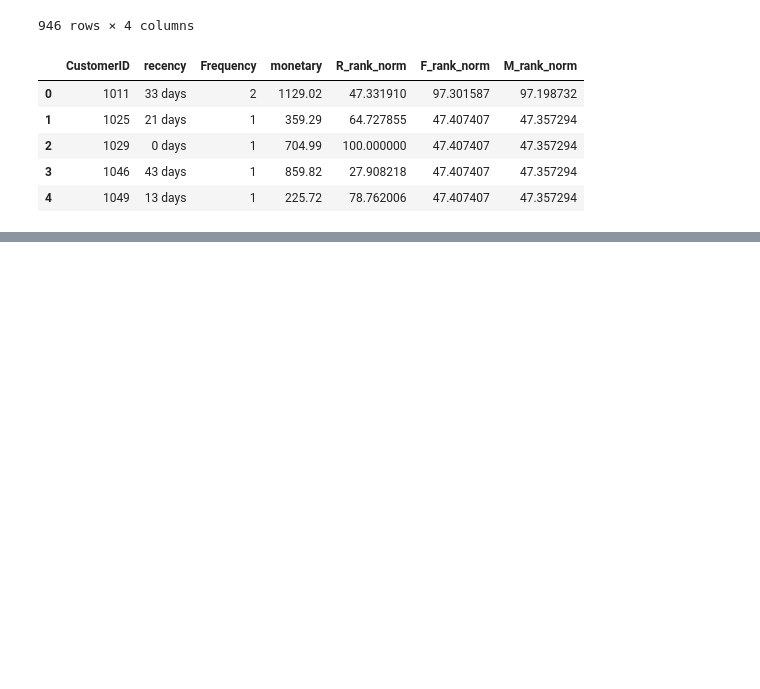
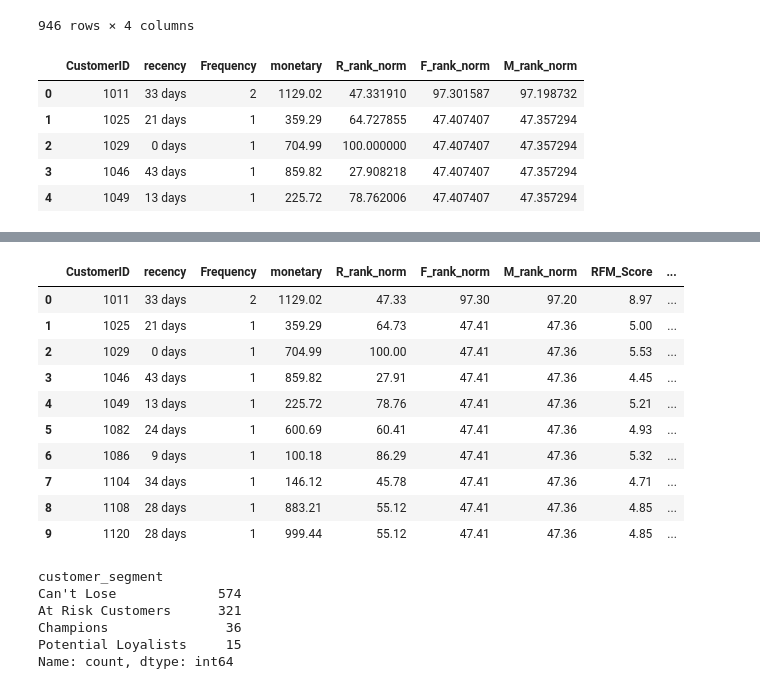
Before and after one commit to Murega14/rfm, a Jupyter notebook: rfm.ipynb, the cells around one changed output, grey strips where cells are left out. Saved outputs shown, nothing was run; the diff lists cells and outputs as text; code cells hidden in the pictures; blank space fills up the shorter version.

```diff
--- a/rfm.ipynb
+++ b/rfm.ipynb
@@ -152,0 +195,42 @@ rfm_df.head()
+# %%
+#customer segmentation
+
+#defining segment labels
+import numpy as np
+conditions = [
+    (rfm_df['RFM_Score'] >= 9),
+    (rfm_df['RFM_Score'] >= 7) & (rfm_df['RFM_Score'] < 9),
+    (rfm_df['RFM_Score'] >= 5) & (rfm_df['RFM_Score'] < 7),
+    (rfm_df['RFM_Score'] >= 4) & (rfm_df['RFM_Score'] < 5),
+     (rfm_df['RFM_Score'] < 4)
+]
+
+condition_labels = ['Champions', 'Potential Loyalists', 'At Risk Customers',
+                    "Can't Lose", 'Lost']
+
+#creating a column 'Customer_segment'
+rfm_df['customer_segment'] = np.select(conditions, condition_labels)
+
+#checking the head of the dataframe
+rfm_df.head(10)
+# %% [output]
+|  | CustomerID | recency | Frequency | monetary | R_rank_norm | F_rank_norm | M_rank_norm | RFM_Score | ... |
+| 0 | 1011 | 33 days | 2 | 1129.02 | 47.33 | 97.30 | 97.20 | 8.97 | ... |
+| 1 | 1025 | 21 days | 1 | 359.29 | 64.73 | 47.41 | 47.36 | 5.00 | ... |
+| 2 | 1029 | 0 days | 1 | 704.99 | 100.00 | 47.41 | 47.36 | 5.53 | ... |
+| 3 | 1046 | 43 days | 1 | 859.82 | 27.91 | 47.41 | 47.36 | 4.45 | ... |
+| 4 | 1049 | 13 days | 1 | 225.72 | 78.76 | 47.41 | 47.36 | 5.21 | ... |
+| 5 | 1082 | 24 days | 1 | 600.69 | 60.41 | 47.41 | 47.36 | 4.93 | ... |
+| 6 | 1086 | 9 days | 1 | 100.18 | 86.29 | 47.41 | 47.36 | 5.32 | ... |
+| 7 | 1104 | 34 days | 1 | 146.12 | 45.78 | 47.41 | 47.36 | 4.71 | ... |
+| 8 | 1108 | 28 days | 1 | 883.21 | 55.12 | 47.41 | 47.36 | 4.85 | ... |
+| 9 | 1120 | 28 days | 1 | 999.44 | 55.12 | 47.41 | 47.36 | 4.85 | ... |
+# %%
+rfm_df['customer_segment'].value_counts()
+# %% [output]
+customer_segment
+Can't Lose             574
+At Risk Customers      321
+Champions               36
+Potential Loyalists     15
+Name: count, dtype: int64
```
Also changed, not shown: parts of 2 cells of this notebook.
